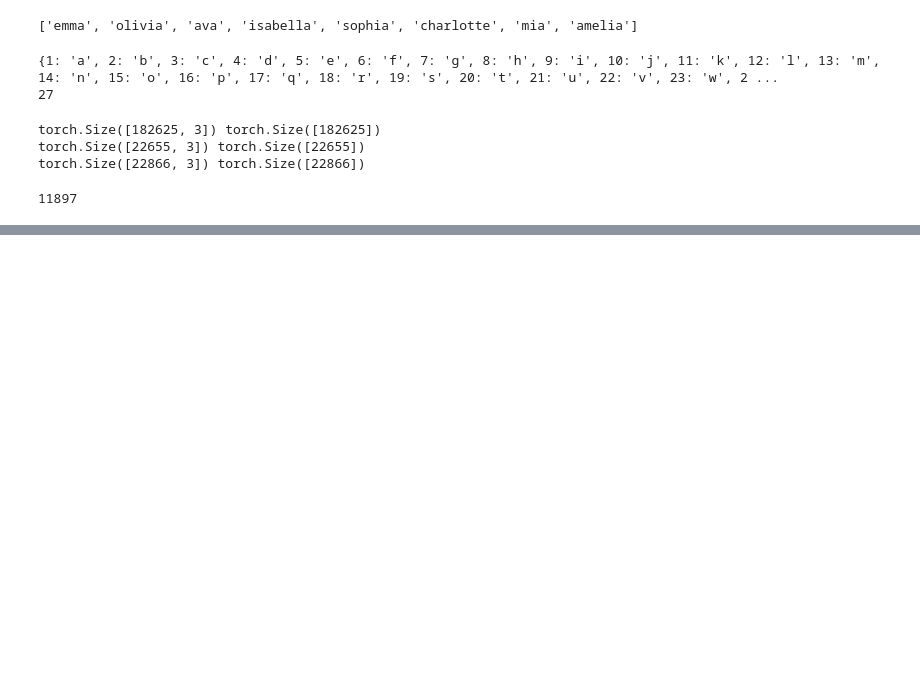
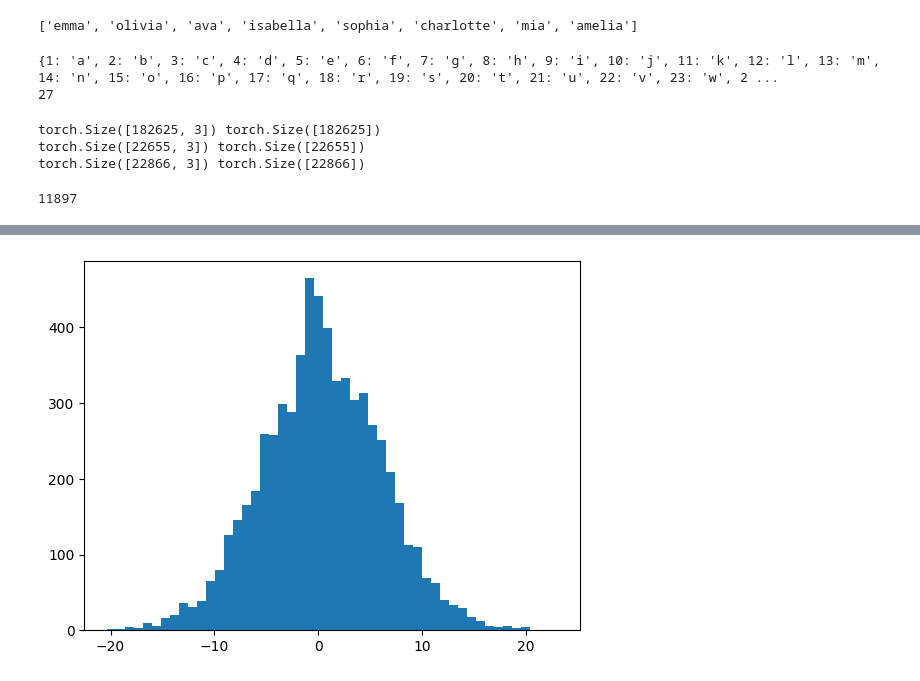
Before and after one commit to akshaypat444/pytorch_experiments, a Jupyter notebook: make_more_3.ipynb, the cells around one changed output, grey strips where cells are left out. Cells and saved outputs as stored; diff of their text form; code cells hidden in the pictures; blank space fills up the shorter version.

```diff
--- a/make_more_3.ipynb
+++ b/make_more_3.ipynb
@@ -145,3 +132,7 @@ for i in range(max_steps):
+# %%
+plt.hist(hpre_act.view(-1).tolist(), 50);
+# %% [output]
+[figure, added]
 # %%
 plt.plot(lossi)
 # %% [output]
```
Also changed, not shown: parts of 7 cells of this notebook.
